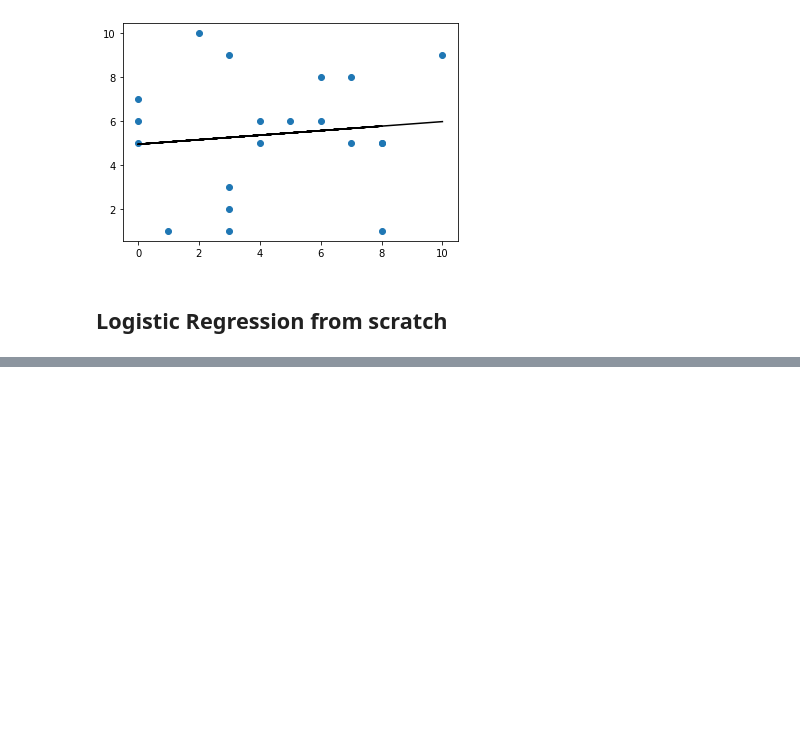
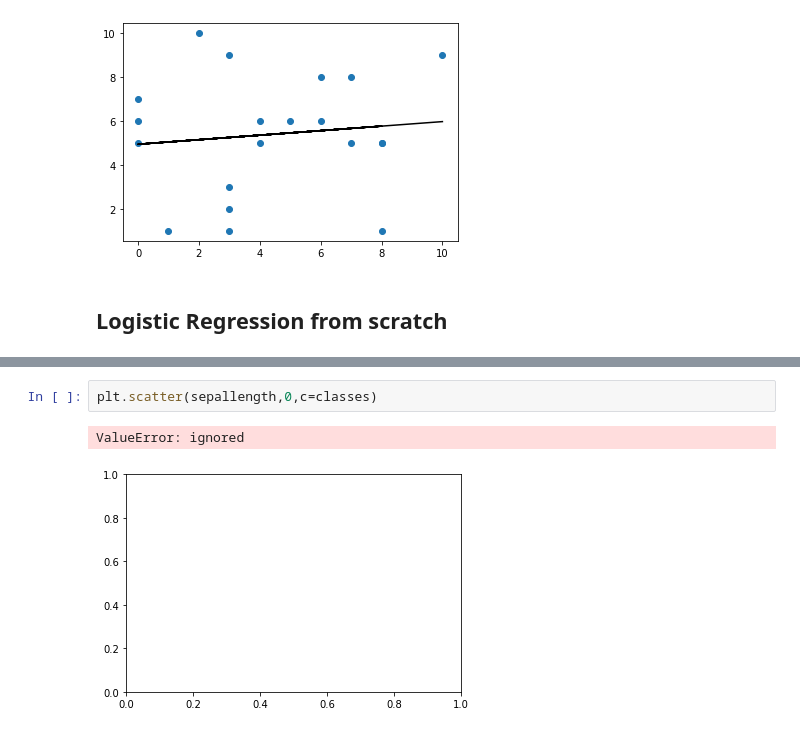
Before and after one commit to Diacod-I/Scratch-ML, a Jupyter notebook: MLScratch.ipynb, the cells around one changed output, grey strips where cells are left out. Saved outputs shown, nothing was run; the diff lists cells and outputs as text; blank space fills up the shorter version.

```diff
--- a/MLScratch.ipynb
+++ b/MLScratch.ipynb
@@ -96,0 +227,5 @@ R^2: 50.3277 %
+# %%
+plt.scatter(sepallength,0,c=classes)
+# %% [output]
+ValueError: ignored
+[figure, added]
```
Also changed, not shown: parts of 12 cells of this notebook.
